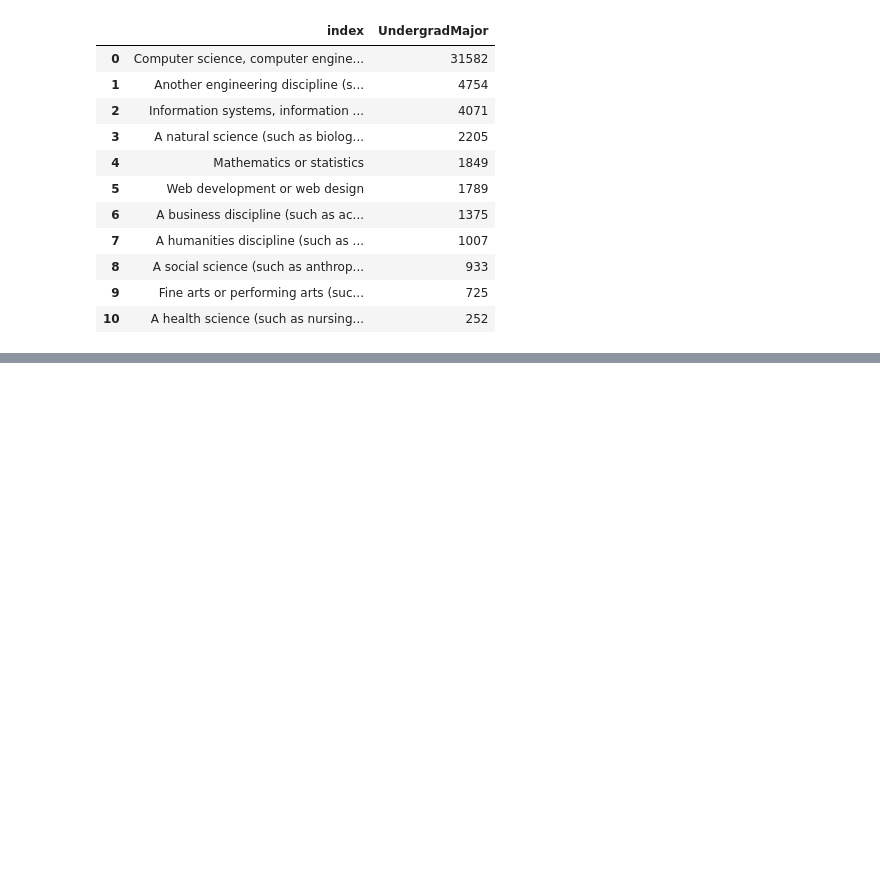
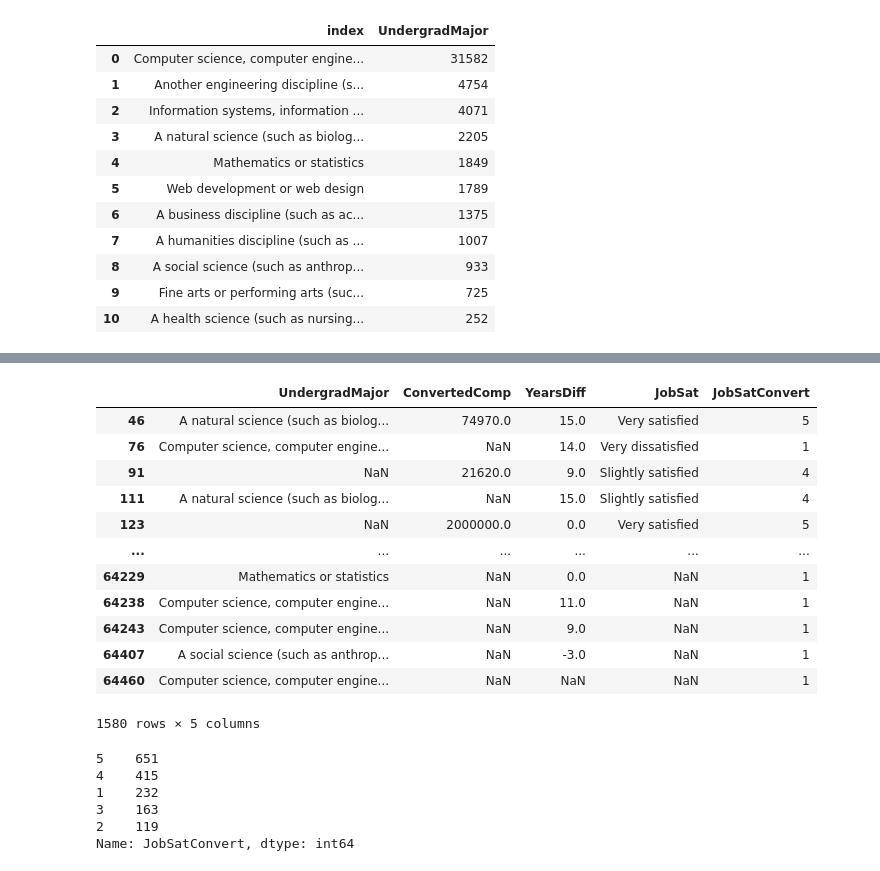
Before and after one commit to mguidoti/DSND-p1-blog, a Jupyter notebook: stackoverflow_survey_2020.ipynb, the cells around one changed output, grey strips where cells are left out. Cells and saved outputs as stored; diff of their text form; code cells hidden in the pictures; blank space fills up the shorter version.

```diff
--- a/stackoverflow_survey_2020.ipynb
+++ b/stackoverflow_survey_2020.ipynb
@@ -276,0 +279,28 @@ Finally, I would like to take a look at the two variables more often related to
+# %%
+# A function that will convert "JobSat" into a numeric, discrete column
+def jobsat_discrete(df):
+    """
+    Return a list of converted values based on "JobSat"
+
+    Parameters:
+    df (pd.dataframe): Data
+
+    Return:
+    list: List of converted values
+
+    """
+    converted = []
+
+    for entry in df["JobSat"]:
+        if str(entry) == "Very satisfied":
+            converted.append(5)
+        elif str(entry) == "Slightly satisfied":
+            converted.append(4)
+        elif str(entry) == "Slightly dissatisfied":
+            converted.append(3)
+        elif str(entry) == "Neither satisfied nor dissatisfied":
+            converted.append(2)
+        else:
+            converted.append(1)
+
+    return converted
@@ -276,0 +323,26 @@ Finally, I would like to take a look at the two variables more often related to
+# %%
+df_results05["JobSatConvert"] = jobsat_discrete(df_results05)
+df_results05
+# %% [output]
+|  | UndergradMajor | ConvertedComp | YearsDiff | JobSat | JobSatConvert |
+| 46 | A natural science (such as biolog... | 74970.0 | 15.0 | Very satisfied | 5 |
+| 76 | Computer science, computer engine... | NaN | 14.0 | Very dissatisfied | 1 |
+| 91 | NaN | 21620.0 | 9.0 | Slightly satisfied | 4 |
+| 111 | A natural science (such as biolog... | NaN | 15.0 | Slightly satisfied | 4 |
+| 123 | NaN | 2000000.0 | 0.0 | Very satisfied | 5 |
+| ... | ... | ... | ... | ... | ... |
+| 64229 | Mathematics or statistics | NaN | 0.0 | NaN | 1 |
+| 64238 | Computer science, computer engine... | NaN | 11.0 | NaN | 1 |
+| 64243 | Computer science, computer engine... | NaN | 9.0 | NaN | 1 |
+| 64407 | A social science (such as anthrop... | NaN | -3.0 | NaN | 1 |
+| 64460 | Computer science, computer engine... | NaN | NaN | NaN | 1 |
+1580 rows × 5 columns
+# %%
+df_results05["JobSatConvert"].value_counts()
+# %% [output]
+5    651
+4    415
+1    232
+3    163
+2    119
+Name: JobSatConvert, dtype: int64
```
Also changed, not shown: parts of 2 cells of this notebook.
